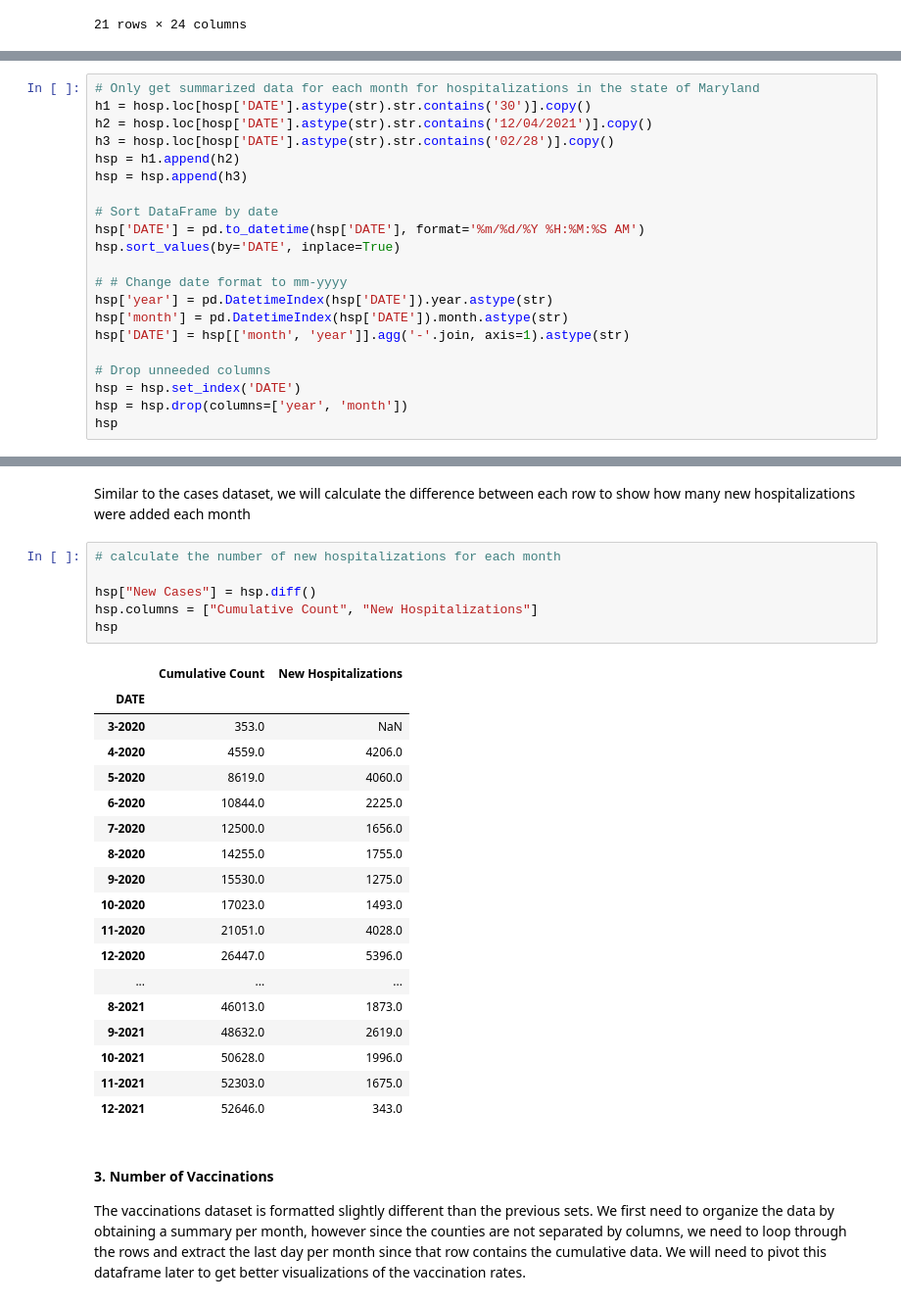
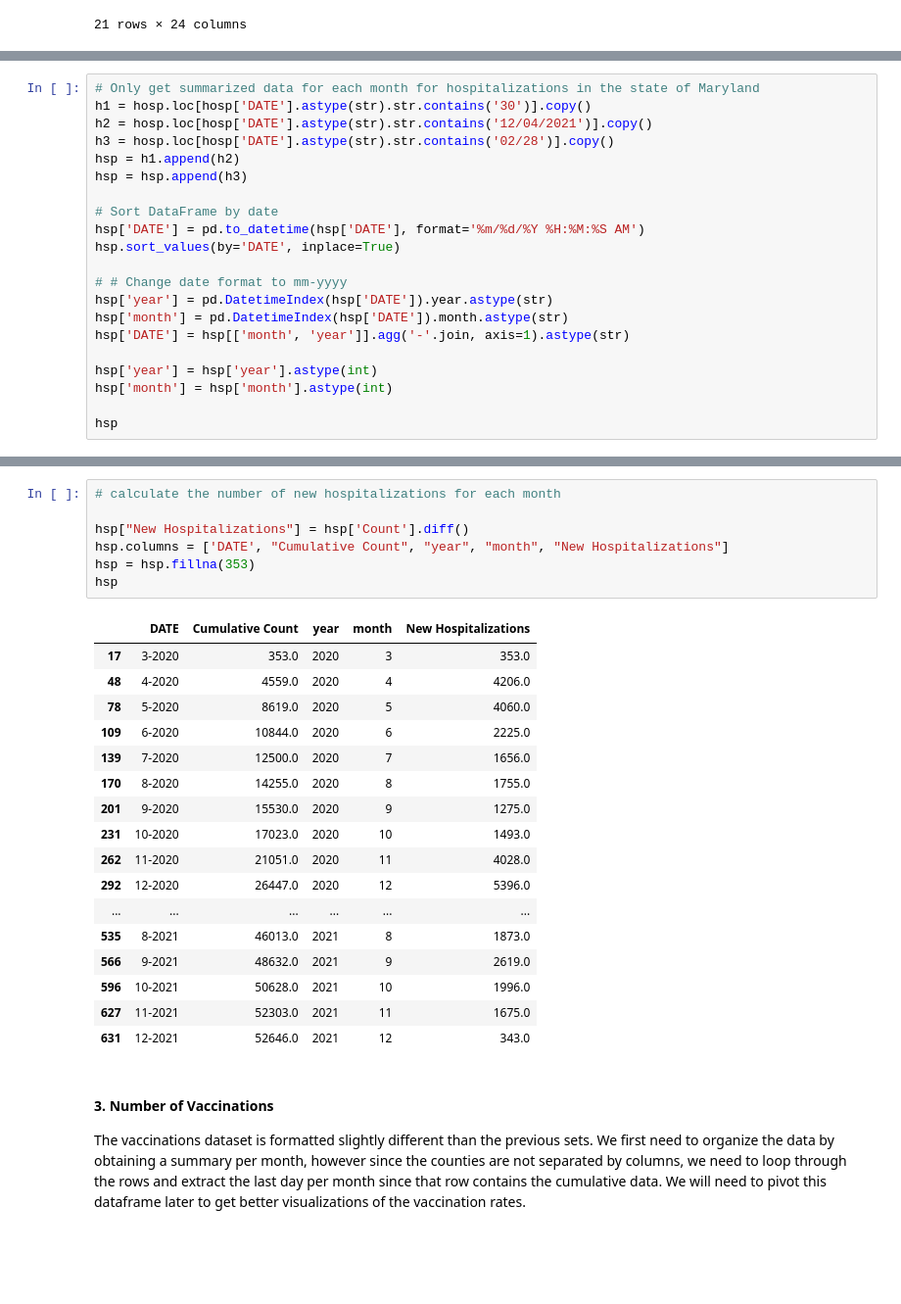
Before and after one commit to emahgoub/emahgoub.github.io, a Jupyter notebook: index.ipynb, the cells around one changed output, grey strips where cells are left out. Shown: that part at 98% size. Cells and saved outputs as stored; diff of their text form; blank space fills up the shorter version.

```diff
--- a/index.ipynb
+++ b/index.ipynb
@@ -227,8 +220,8 @@ hsp['year'] = pd.DatetimeIndex(hsp['DATE']).year.astype(str)
 hsp['month'] = pd.DatetimeIndex(hsp['DATE']).month.astype(str)
 hsp['DATE'] = hsp[['month', 'year']].agg('-'.join, axis=1).astype(str)
 
-# Drop unneeded columns
-hsp = hsp.set_index('DATE')
-hsp = hsp.drop(columns=['year', 'month'])
+hsp['year'] = hsp['year'].astype(int)
+hsp['month'] = hsp['month'].astype(int)
+
 hsp
 # %% [output]
@@ -253,30 +245,28 @@ hsp
-# %% [markdown]
-Similar to the cases dataset, we will calculate the difference between each row to show how many new hospitalizations were added each month
 # %%
 # calculate the number of new hospitalizations for each month
 
-hsp["New Cases"] = hsp.diff()
-hsp.columns = ["Cumulative Count", "New Hospitalizations"]
+hsp["New Hospitalizations"] = hsp['Count'].diff()
+hsp.columns = ['DATE', "Cumulative Count", "year", "month", "New Hospitalizations"]
+hsp = hsp.fillna(353)
 hsp
 # %% [output]
-|  | Cumulative Count | New Hospitalizations |
-| DATE |  |  |
-| 3-2020 | 353.0 | NaN |
-| 4-2020 | 4559.0 | 4206.0 |
-| 5-2020 | 8619.0 | 4060.0 |
-| 6-2020 | 10844.0 | 2225.0 |
-| 7-2020 | 12500.0 | 1656.0 |
-| 8-2020 | 14255.0 | 1755.0 |
-| 9-2020 | 15530.0 | 1275.0 |
-| 10-2020 | 17023.0 | 1493.0 |
-| 11-2020 | 21051.0 | 4028.0 |
-| 12-2020 | 26447.0 | 5396.0 |
-| ... | ... | ... |
-| 8-2021 | 46013.0 | 1873.0 |
-| 9-2021 | 48632.0 | 2619.0 |
-| 10-2021 | 50628.0 | 1996.0 |
-| 11-2021 | 52303.0 | 1675.0 |
-| 12-2021 | 52646.0 | 343.0 |
+|  | DATE | Cumulative Count | year | month | New Hospitalizations |
+| 17 | 3-2020 | 353.0 | 2020 | 3 | 353.0 |
+| 48 | 4-2020 | 4559.0 | 2020 | 4 | 4206.0 |
+| 78 | 5-2020 | 8619.0 | 2020 | 5 | 4060.0 |
+| 109 | 6-2020 | 10844.0 | 2020 | 6 | 2225.0 |
+| 139 | 7-2020 | 12500.0 | 2020 | 7 | 1656.0 |
+| 170 | 8-2020 | 14255.0 | 2020 | 8 | 1755.0 |
+| 201 | 9-2020 | 15530.0 | 2020 | 9 | 1275.0 |
+| 231 | 10-2020 | 17023.0 | 2020 | 10 | 1493.0 |
+| 262 | 11-2020 | 21051.0 | 2020 | 11 | 4028.0 |
+| 292 | 12-2020 | 26447.0 | 2020 | 12 | 5396.0 |
+| ... | ... | ... | ... | ... | ... |
+| 535 | 8-2021 | 46013.0 | 2021 | 8 | 1873.0 |
+| 566 | 9-2021 | 48632.0 | 2021 | 9 | 2619.0 |
+| 596 | 10-2021 | 50628.0 | 2021 | 10 | 1996.0 |
+| 627 | 11-2021 | 52303.0 | 2021 | 11 | 1675.0 |
+| 631 | 12-2021 | 52646.0 | 2021 | 12 | 343.0 |
 # %% [markdown]
 #### 3. Number of Vaccinations
 The vaccinations dataset is formatted slightly different than the previous sets. We first need to organize the data by obtaining a summary per month, however since the counties are not separated by columns, we need to loop through the rows and extract the last day per month since that row contains the cumulative data. We will need to pivot this dataframe later to get better visualizations of the vaccination rates.
```
Also changed, not shown: parts of 50 cells of this notebook, 1 other file.
